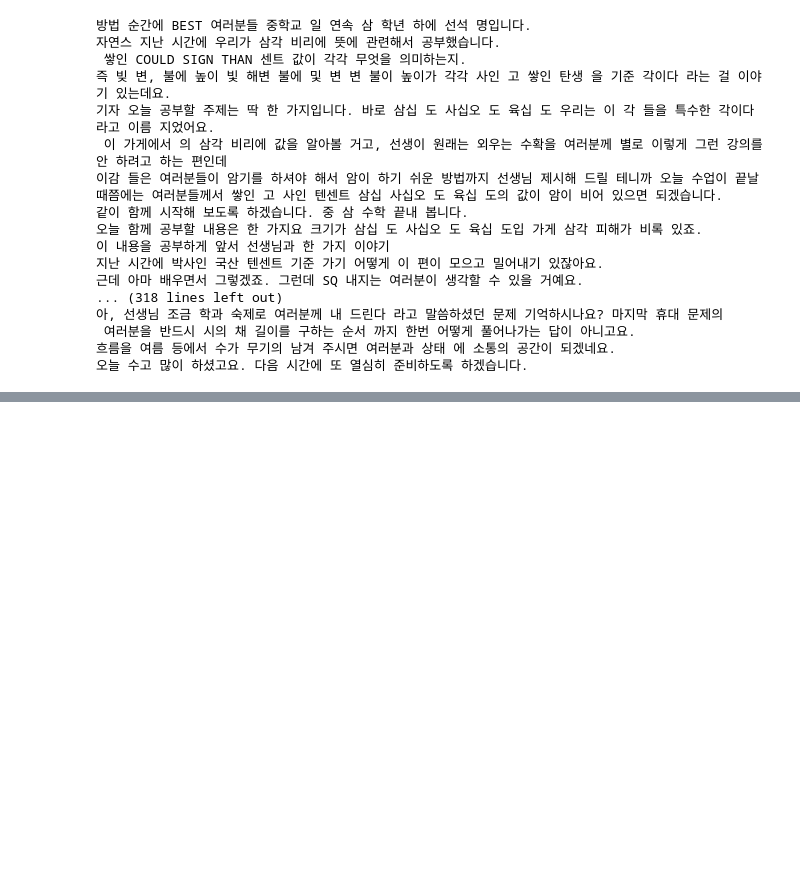
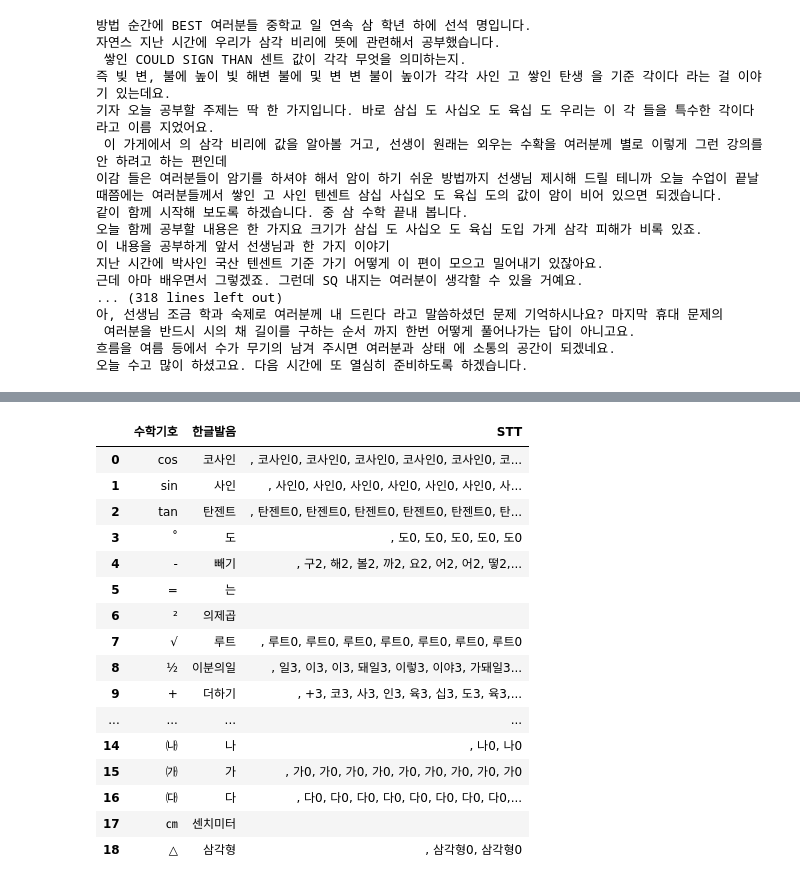
Before and after one commit to younyoungju/team__KU, a Jupyter notebook: Database_construction.ipynb, the cells around one changed output, grey strips where cells are left out. Saved outputs shown, nothing was run; the diff lists cells and outputs as text; code cells hidden in the pictures; blank space fills up the shorter version.

```diff
--- a/Database_construction.ipynb
+++ b/Database_construction.ipynb
@@ -26,6 +26,8 @@ from PreProcessing.Opentext import get_EBS
 from PreProcessing.Opentext import get_EBS_entered
 from PreProcessing.Opentext import get_STT1_Google_entered
 from PreProcessing.Opentext import get_STT1_Transcribe_entered
+from collections import defaultdict
+pd.set_option("display.max_rows", None, "display.max_columns", None)
 # %%
 from PreProcessing.find_common_part import find_common_part
 # %%
@@ -251,3 +304,23 @@ STT result:  뵐게요
+# %%
+pd.DataFrame(dbdict)
+# %% [output]
+|  | 수학기호 | 한글발음 | STT |
+| 0 | cos | 코사인 | , 코사인0, 코사인0, 코사인0, 코사인0, 코사인0, 코... |
+| 1 | sin | 사인 | , 사인0, 사인0, 사인0, 사인0, 사인0, 사인0, 사... |
+| 2 | tan | 탄젠트 | , 탄젠트0, 탄젠트0, 탄젠트0, 탄젠트0, 탄젠트0, 탄... |
+| 3 | ˚ | 도 | , 도0, 도0, 도0, 도0, 도0 |
+| 4 | - | 빼기 | , 구2, 해2, 볼2, 까2, 요2, 어2, 어2, 떻2,... |
+| 5 | = | 는 |  |
+| 6 | ² | 의제곱 |  |
+| 7 | √ | 루트 | , 루트0, 루트0, 루트0, 루트0, 루트0, 루트0, 루트0 |
+| 8 | ½ | 이분의일 | , 일3, 이3, 이3, 돼일3, 이렇3, 이야3, 가돼일3... |
+| 9 | + | 더하기 | , +3, 코3, 사3, 인3, 육3, 십3, 도3, 육3,... |
+| ... | ... | ... | ... |
+| 14 | ㈏ | 나 | , 나0, 나0 |
+| 15 | ㈎ | 가 | , 가0, 가0, 가0, 가0, 가0, 가0, 가0, 가0, 가0 |
+| 16 | ㈐ | 다 | , 다0, 다0, 다0, 다0, 다0, 다0, 다0, 다0,... |
+| 17 | ㎝ | 센치미터 |  |
+| 18 | △ | 삼각형 | , 삼각형0, 삼각형0 |
 # %%
 pd.set_option("display.max_rows", None, "display.max_columns", None)
 result
```
Also changed, not shown: parts of 14 cells of this notebook, 4 other files.
